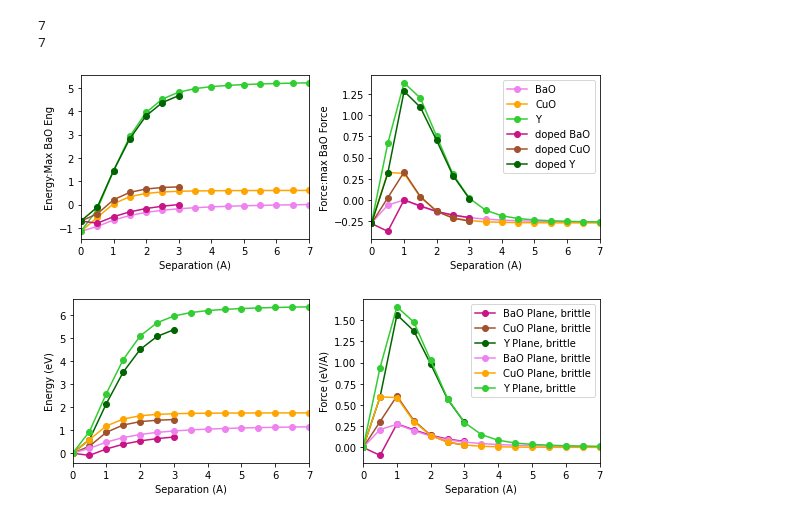
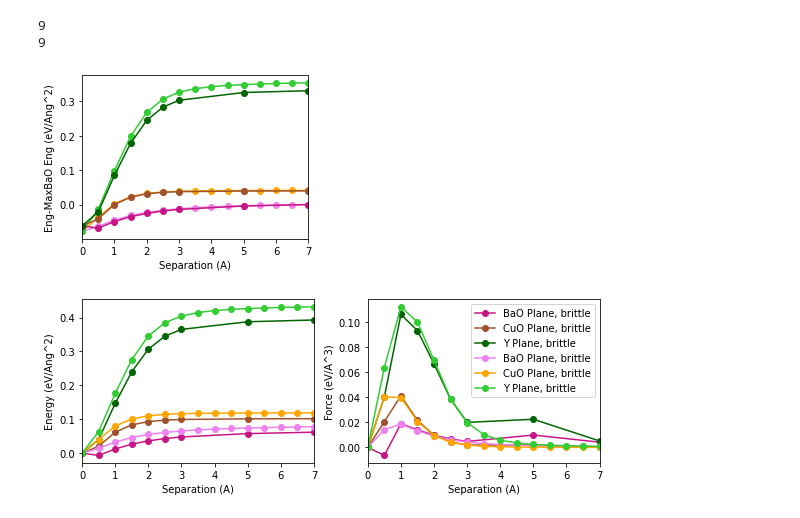
Before and after one commit to llittle/AP275, a Jupyter notebook: Results.ipynb, the cells around one changed output. Cells and saved outputs as stored; diff of their text form; code cells hidden in the pictures.

Commit message:
Add doped cleaved result files and graphs

```diff
--- a/Results.ipynb
+++ b/Results.ipynb
@@ -2,12 +2,14 @@
 import numpy as np
 import matplotlib.pyplot as plt
 # %%
+area = 14.749203703502888
+eng_0 = -1868.8506029235
 BaO_sep_relax = np.array([0,1,2,3,4,5,6])
 BaO_eng_relax_Ry = np.array([-1868.8506029235,-1868.8422916915,
                   -1868.7968241379,-1868.7892128134,
                   -1868.7859397456,-1868.7842131765,
                   -1868.7819223419])
-BaO_eng_relax = (BaO_eng_relax_Ry - -1868.8506029235)*13.6
+BaO_eng_relax = (BaO_eng_relax_Ry - eng_0)*13.6/area
 BaO_force_relax = np.insert(np.diff(BaO_eng_relax),0,0)
 
 sep_scf = np.array([0,0.5,1,1.5,2,2.5,3,3.5,4,4.5,5,5.5,6,6.5,7])
@@ -19,7 +21,7 @@ BaO_eng_scf_Ry = np.array([-1868.8506029235,-1868.83506338,
                         -1868.76998521, -1868.76873688,
                         -1868.76770168, -1868.76683202,
                         -1868.76608357])
-BaO_eng_scf = (BaO_eng_scf_Ry - -1868.8506029235)*13.6
+BaO_eng_scf = (BaO_eng_scf_Ry - eng_0)*13.6/area
 BaO_force_scf = np.insert(np.diff(BaO_eng_scf),0,0)
 
 CuO_eng_scf_Ry = np.array([-1868.8506029235, -1868.80681669,
@@ -30,7 +32,7 @@ CuO_eng_scf_Ry = np.array([-1868.8506029235, -1868.80681669,
                           -1868.72200139, -1868.72183115,
                           -1868.72171420, -1868.72162156,
                           -1868.72154483])
-CuO_eng_scf = (CuO_eng_scf_Ry - -1868.8506029235)*13.6
+CuO_eng_scf = (CuO_eng_scf_Ry - eng_0)*13.6/area
 CuO_force_scf = np.insert(np.diff(CuO_eng_scf),0,0)
 
 Y_eng_scf_Ry = np.array([-1868.8506029235,-1868.78138813,
@@ -41,7 +43,7 @@ Y_eng_scf_Ry = np.array([-1868.8506029235,-1868.78138813,
                         -1868.38796770, -1868.38602225,
                         -1868.38454026, -1868.38338326,
                         -1868.38245571])
-Y_eng_scf = (Y_eng_scf_Ry - -1868.8506029235)*13.6
+Y_eng_scf = (Y_eng_scf_Ry - eng_0)*13.6/area
 Y_force_scf = np.insert(np.diff(Y_eng_scf),0,0)
 # %%
 f, ax = plt.subplots(1,2,sharex=True, figsize = [8,3])
@@ -77,63 +79,56 @@ f2.savefig('Undoped.png')
 # %%
-dsep = np.array([0,0.5, 1, 1.5, 2, 2.5, 3])
+dsep = np.array([0,0.5, 1, 1.5, 2, 2.5, 3, 5, 7])
+deng_0 = -14924.74080067
+darea= 117.70632518141599
 dBaO_eng_Ry = np.array([-14924.74080067, -14924.79558715,
                        -14924.63182486, -14924.50994381,
                        -14924.42566392, -14924.36719105,
-                       -14924.32562789])
-dBaO_eng = (dBaO_eng_Ry - -14924.74080067)*13.6/8
+                       -14924.32562789, -14924.23990609,
+                       -14924.20365575])
+dBaO_eng = (dBaO_eng_Ry - deng_0)*13.6/darea
 dBaO_force = np.insert(np.diff(dBaO_eng),0,0)
 
 dCuO_eng_Ry = np.array([-14924.74080067, -14924.56184707,
                        -14924.20488390, -14924.01823137,
                        -14923.93325068, -14923.89623567,
-                       -14923.87969502])
-dCuO_eng = (dCuO_eng_Ry - -14924.74080067)*13.6/8
+                       -14923.87969502, -14923.86298812,
+                       -14923.86009224])
+dCuO_eng = (dCuO_eng_Ry - deng_0)*13.6/darea
 dCuO_force = np.insert(np.diff(dCuO_eng),0,0)
 
 dY_eng_Ry = np.array([-14924.74080067, -14924.39102181,
                      -14923.47165972, -14922.66402834,
                      -14922.08692638, -14921.75367659,
-                     -14921.58042868])
-dY_eng = (dY_eng_Ry - -14924.74080067)*13.6/8
+                     -14921.58042868, -14921.38558866,
+                     -14921.34074211])
+dY_eng = (dY_eng_Ry - deng_0)*13.6/darea
 dY_force = np.insert(np.diff(dY_eng),0,0)
 
 print(len(dsep))
 print(len(dBaO_eng))
 
 
-f3,ax3 = plt.subplots(1,2,sharex=True, figsize = [8,3])
-ax3[0].set_ylabel('Energy:Max BaO Eng')
-ax3[0].set_xlabel('Separation (A)')
-ax3[0].set_xlim([0,7])
-ax3[1].set_xlim([0,7])
-ax3[0].plot(sep_scf, BaO_eng_scf-max(BaO_eng_scf), '-o',label = 'BaO', color = 'violet')
-ax3[0].plot(sep_scf, CuO_eng_scf-max(BaO_eng_scf), '-o',label = 'CuO', color = 'orange')
-ax3[0].plot(sep_scf, Y_eng_scf-max(BaO_eng_scf), '-o',label = 'Y', color = 'limegreen')
-ax3[1].plot(sep_scf, BaO_force_scf-max(BaO_force_scf), 'o-',label = 'BaO', color = 'violet')
-ax3[1].plot(sep_scf, CuO_force_scf-max(BaO_force_scf), 'o-',label = 'CuO', color = 'orange')
-ax3[1].plot(sep_scf, Y_force_scf-max(BaO_force_scf), 'o-',label = 'Y', color = 'limegreen')
-ax3[1].plot(dsep, dBaO_force-max(dBaO_force), 'o-',label = 'doped BaO', color = 'mediumvioletred')
-ax3[1].plot(dsep, dCuO_force-max(dBaO_force), 'o-',label = 'doped CuO', color = 'sienna')
-ax3[1].plot(dsep, dY_force-max(dBaO_force), 'o-',label = 'doped Y', color = 'darkgreen')
-ax3[0].plot(dsep, dBaO_eng-max(dBaO_eng), '-o',label = 'doped BaO', color = 'mediumvioletred')
-ax3[0].plot(dsep, dCuO_eng-max(dBaO_eng), '-o',label = 'doped CuO', color = 'sienna')
-ax3[0].plot(dsep, dY_eng-max(dBaO_eng), '-o',label = 'doped Y', color = 'darkgreen')
-ax3[1].set_xlabel('Separation (A)')
-ax3[1].set_ylabel('Force:max BaO Force')
-ax3[1].legend()
+f3,ax3 = plt.subplots(1,1,sharex=True, figsize = [4,3])
+ax3.set_ylabel('Eng-MaxBaO Eng (eV/Ang^2)')
+ax3.set_xlabel('Separation (A)')
+ax3.set_xlim([0,7])
+ax3.plot(sep_scf, BaO_eng_scf-max(BaO_eng_scf), '-o',label = 'BaO', color = 'violet')
+ax3.plot(sep_scf, CuO_eng_scf-max(BaO_eng_scf), '-o',label = 'CuO', color = 'orange')
+ax3.plot(sep_scf, Y_eng_scf-max(BaO_eng_scf), '-o',label = 'Y', color = 'limegreen')
+ax3.plot(dsep, dBaO_eng-max(dBaO_eng), '-o',label = 'doped BaO', color = 'mediumvioletred')
+ax3.plot(dsep, dCuO_eng-max(dBaO_eng), '-o',label = 'doped CuO', color = 'sienna')
+ax3.plot(dsep, dY_eng-max(dBaO_eng), '-o',label = 'doped Y', color = 'darkgreen')
 f3.tight_layout()
-f3.savefig('NormalizedDoped.png')
+f3.savefig('Normalized Energy.png')
 # %% [output]
-7
-7
+9
+9
-[figure, old version]
+[figure, new version]
 # %%
 f3,ax3 = plt.subplots(1,2,sharex=True, figsize = [8,3])
 ax3[0].plot(dsep, dBaO_eng, '-o',label = 'BaO Plane, brittle', color = 'mediumvioletred')
 ax3[0].plot(dsep, dCuO_eng, '-o',label = 'CuO Plane, brittle', color = 'sienna')
 ax3[0].plot(dsep, dY_eng, '-o',label = 'Y Plane, brittle', color = 'darkgreen')
-ax3[0].set_ylabel('Energy (eV)')
-ax3[0].set_xlabel('Separation (A)')
 ax3[0].set_xlim([0,7])
 ax3[1].plot(dsep, dBaO_force, 'o-',label = 'BaO Plane, brittle', color = 'mediumvioletred')
 ax3[1].plot(dsep, dCuO_force, 'o-',label = 'CuO Plane, brittle', color = 'sienna')
@@ -141,16 +136,16 @@ ax3[1].plot(dsep, dY_force, 'o-',label = 'Y Plane, brittle', color = 'darkgreen'
 ax3[0].plot(sep_scf, BaO_eng_scf, '-o',label = 'BaO Plane, brittle', color = 'violet')
 ax3[0].plot(sep_scf, CuO_eng_scf, '-o',label = 'CuO Plane, brittle', color = 'orange')
 ax3[0].plot(sep_scf, Y_eng_scf, '-o',label = 'Y Plane, brittle', color = 'limegreen')
-ax3[0].set_ylabel('Energy (eV)')
+ax3[0].set_ylabel('Energy (eV/Ang^2)')
 ax3[0].set_xlabel('Separation (A)')
 ax3[1].plot(sep_scf, BaO_force_scf, 'o-',label = 'BaO Plane, brittle', color = 'violet')
 ax3[1].plot(sep_scf, CuO_force_scf, 'o-',label = 'CuO Plane, brittle', color = 'orange')
 ax3[1].plot(sep_scf, Y_force_scf, 'o-',label = 'Y Plane, brittle', color = 'limegreen')
 ax3[1].set_xlabel('Separation (A)')
-ax3[1].set_ylabel('Force (eV/A)')
+ax3[1].set_ylabel('Force (eV/A^3)')
 ax3[1].legend()
 ax3[1].set_xlim([0,7])
 f3.tight_layout()
-f3.savefig('Doped.png')
+f3.savefig('Doped v undoped.png')
 # %% [output]
-[figure, old version]
+[figure, new version]
```
Also changed, not shown: parts of 1 cell of this notebook, 35 other files.
